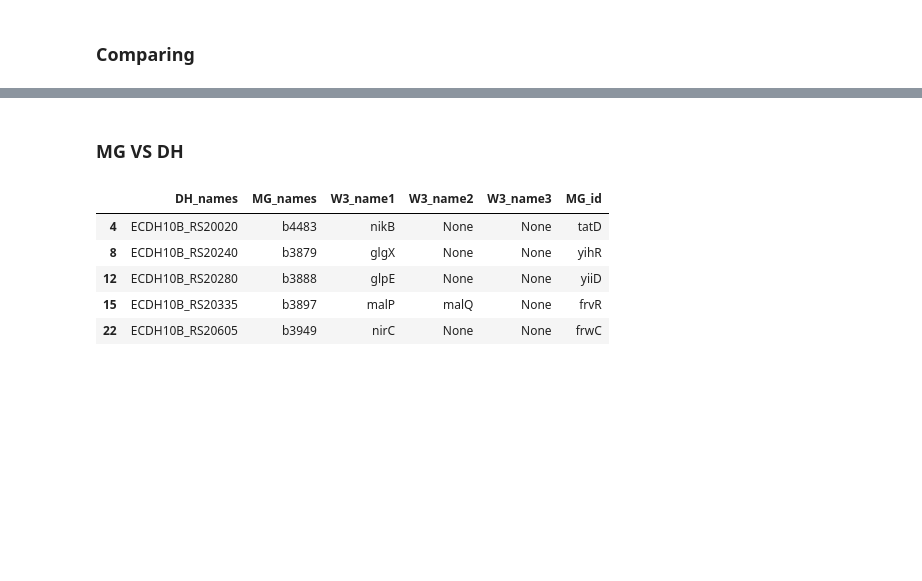
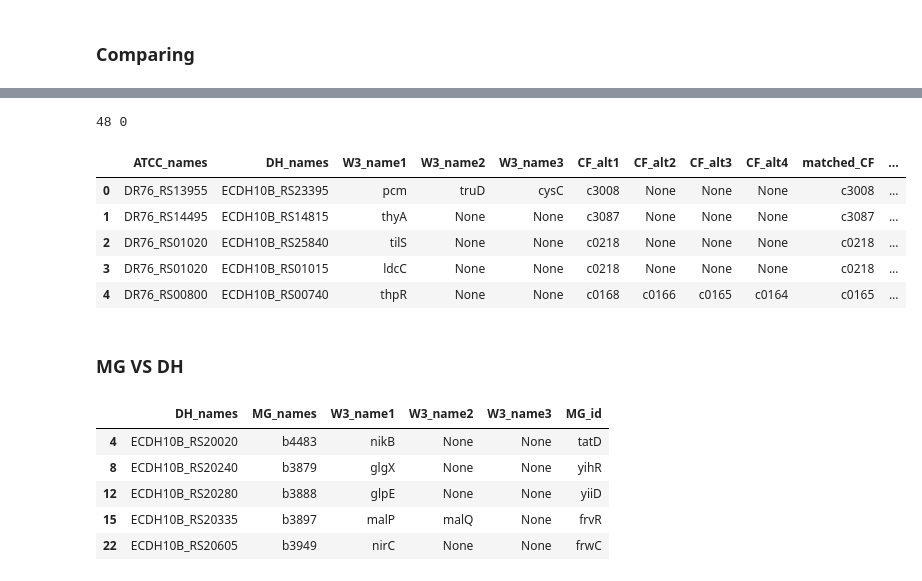
Before and after one commit to dlato/inversion_and_gene_exp_work, a Jupyter notebook: Gene_Maps/matching_genes.ipynb, the cells around one changed output, grey strips where cells are left out. Cells and saved outputs as stored; diff of their text form; code cells hidden in the pictures; blank space fills up the shorter version.

Commit message:
updated comparison of blast and gene_info

```diff
--- a/Gene_Maps/matching_genes.ipynb
+++ b/Gene_Maps/matching_genes.ipynb
@@ -402,6 +404,17 @@ for i in range(len(AD_blast_alt)):
                 (ATCC_DH_mapping['W3_name2']==AD_blast_alt[i][1])|
                (ATCC_DH_mapping['W3_name3']==AD_blast_alt[i][1]))
         AD_blast_alt_check = AD_blast_alt_check.append(df, ignore_index=True)
+# %%
+print(len(AD_blast_alt_check), AD_blast_alt_check['check'].sum())
+AD_blast_alt_check.head()
+# %% [output]
+48 0
+|  | ATCC_names | DH_names | W3_name1 | W3_name2 | W3_name3 | CF_alt1 | CF_alt2 | CF_alt3 | CF_alt4 | matched_CF | ... |
+| 0 | DR76_RS13955 | ECDH10B_RS23395 | pcm | truD | cysC | c3008 | None | None | None | c3008 | ... |
+| 1 | DR76_RS14495 | ECDH10B_RS14815 | thyA | None | None | c3087 | None | None | None | c3087 | ... |
+| 2 | DR76_RS01020 | ECDH10B_RS25840 | tilS | None | None | c0218 | None | None | None | c0218 | ... |
+| 3 | DR76_RS01020 | ECDH10B_RS01015 | ldcC | None | None | c0218 | None | None | None | c0218 | ... |
+| 4 | DR76_RS00800 | ECDH10B_RS00740 | thpR | None | None | c0168 | c0166 | c0165 | c0164 | c0165 | ... |
 # %% [markdown]
 ### MG VS DH
 # %%
```
Also changed, not shown: parts of 6 cells of this notebook.
